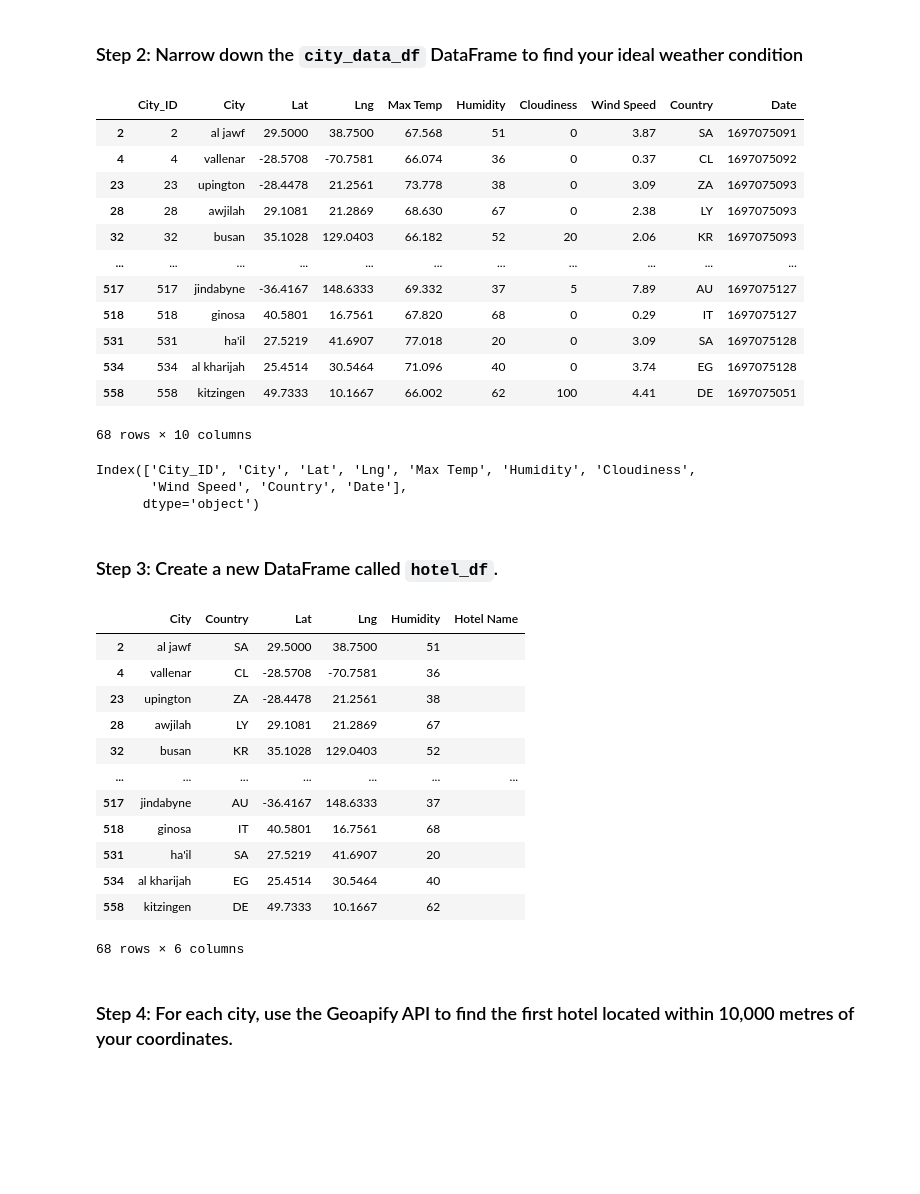
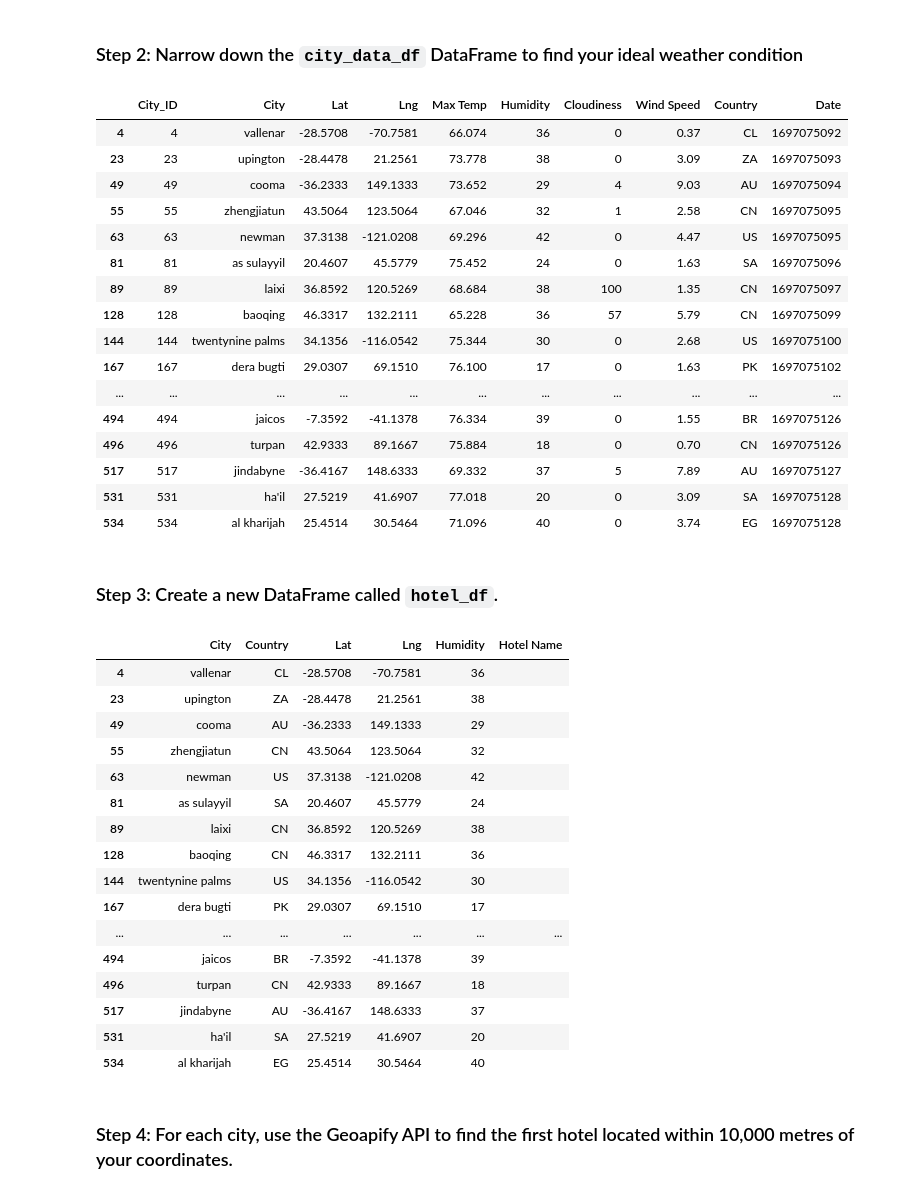
Before and after one commit to kgndirangu/python-api-challenge, a Jupyter notebook: WeatherPy/VacationPy_KN2.ipynb, the cells around one changed output. Cells and saved outputs as stored; diff of their text form; code cells hidden in the pictures; blank space fills up the shorter version.

```diff
--- a/WeatherPy/VacationPy_KN2.ipynb
+++ b/WeatherPy/VacationPy_KN2.ipynb
@@ -74,35 +54,33 @@ map_plot_1
 # %%
 # Narrow down cities that fit criteria and drop any results with null values
 max_temp_cond1 = (city_data_df["Max Temp"]<=80)
 min_temp_cond1 = (city_data_df["Max Temp"]>=65)
-humidity_cond1 = (city_data_df["Humidity"]<=70)
+humidity_cond1 = (city_data_df["Humidity"]<=50)
 
 filtered_df = city_data_df.loc[max_temp_cond1 & min_temp_cond1 & humidity_cond1]
 # Drop any rows with null values
 filtered_df = filtered_df.dropna()
 
 # Display sample data
 filtered_df
 # %% [output]
 |  | City_ID | City | Lat | Lng | Max Temp | Humidity | Cloudiness | Wind Speed | Country | Date |
-| 2 | 2 | al jawf | 29.5000 | 38.7500 | 67.568 | 51 | 0 | 3.87 | SA | 1697075091 |
 | 4 | 4 | vallenar | -28.5708 | -70.7581 | 66.074 | 36 | 0 | 0.37 | CL | 1697075092 |
 | 23 | 23 | upington | -28.4478 | 21.2561 | 73.778 | 38 | 0 | 3.09 | ZA | 1697075093 |
-| 28 | 28 | awjilah | 29.1081 | 21.2869 | 68.630 | 67 | 0 | 2.38 | LY | 1697075093 |
-| 32 | 32 | busan | 35.1028 | 129.0403 | 66.182 | 52 | 20 | 2.06 | KR | 1697075093 |
+| 49 | 49 | cooma | -36.2333 | 149.1333 | 73.652 | 29 | 4 | 9.03 | AU | 1697075094 |
+| 55 | 55 | zhengjiatun | 43.5064 | 123.5064 | 67.046 | 32 | 1 | 2.58 | CN | 1697075095 |
+| 63 | 63 | newman | 37.3138 | -121.0208 | 69.296 | 42 | 0 | 4.47 | US | 1697075095 |
+| 81 | 81 | as sulayyil | 20.4607 | 45.5779 | 75.452 | 24 | 0 | 1.63 | SA | 1697075096 |
+| 89 | 89 | laixi | 36.8592 | 120.5269 | 68.684 | 38 | 100 | 1.35 | CN | 1697075097 |
+| 128 | 128 | baoqing | 46.3317 | 132.2111 | 65.228 | 36 | 57 | 5.79 | CN | 1697075099 |
+| 144 | 144 | twentynine palms | 34.1356 | -116.0542 | 75.344 | 30 | 0 | 2.68 | US | 1697075100 |
+| 167 | 167 | dera bugti | 29.0307 | 69.1510 | 76.100 | 17 | 0 | 1.63 | PK | 1697075102 |
 | ... | ... | ... | ... | ... | ... | ... | ... | ... | ... | ... |
+| 494 | 494 | jaicos | -7.3592 | -41.1378 | 76.334 | 39 | 0 | 1.55 | BR | 1697075126 |
+| 496 | 496 | turpan | 42.9333 | 89.1667 | 75.884 | 18 | 0 | 0.70 | CN | 1697075126 |
 | 517 | 517 | jindabyne | -36.4167 | 148.6333 | 69.332 | 37 | 5 | 7.89 | AU | 1697075127 |
-| 518 | 518 | ginosa | 40.5801 | 16.7561 | 67.820 | 68 | 0 | 0.29 | IT | 1697075127 |
 | 531 | 531 | ha'il | 27.5219 | 41.6907 | 77.018 | 20 | 0 | 3.09 | SA | 1697075128 |
 | 534 | 534 | al kharijah | 25.4514 | 30.5464 | 71.096 | 40 | 0 | 3.74 | EG | 1697075128 |
-| 558 | 558 | kitzingen | 49.7333 | 10.1667 | 66.002 | 62 | 100 | 4.41 | DE | 1697075051 |
-68 rows × 10 columns
-# %%
-filtered_df.columns
-# %% [output]
-Index(['City_ID', 'City', 'Lat', 'Lng', 'Max Temp', 'Humidity', 'Cloudiness',
-       'Wind Speed', 'Country', 'Date'],
-      dtype='object')
 # %% [markdown]
 ### Step 3: Create a new DataFrame called `hotel_df`.
 # %%
@@ -117,18 +95,22 @@ hotel_df["Hotel Name"]= ""
 hotel_df
 # %% [output]
 |  | City | Country | Lat | Lng | Humidity | Hotel Name |
-| 2 | al jawf | SA | 29.5000 | 38.7500 | 51 |  |
 | 4 | vallenar | CL | -28.5708 | -70.7581 | 36 |  |
 | 23 | upington | ZA | -28.4478 | 21.2561 | 38 |  |
-| 28 | awjilah | LY | 29.1081 | 21.2869 | 67 |  |
-| 32 | busan | KR | 35.1028 | 129.0403 | 52 |  |
+| 49 | cooma | AU | -36.2333 | 149.1333 | 29 |  |
+| 55 | zhengjiatun | CN | 43.5064 | 123.5064 | 32 |  |
+| 63 | newman | US | 37.3138 | -121.0208 | 42 |  |
+| 81 | as sulayyil | SA | 20.4607 | 45.5779 | 24 |  |
+| 89 | laixi | CN | 36.8592 | 120.5269 | 38 |  |
+| 128 | baoqing | CN | 46.3317 | 132.2111 | 36 |  |
+| 144 | twentynine palms | US | 34.1356 | -116.0542 | 30 |  |
+| 167 | dera bugti | PK | 29.0307 | 69.1510 | 17 |  |
 | ... | ... | ... | ... | ... | ... | ... |
+| 494 | jaicos | BR | -7.3592 | -41.1378 | 39 |  |
+| 496 | turpan | CN | 42.9333 | 89.1667 | 18 |  |
 | 517 | jindabyne | AU | -36.4167 | 148.6333 | 37 |  |
-| 518 | ginosa | IT | 40.5801 | 16.7561 | 68 |  |
 | 531 | ha'il | SA | 27.5219 | 41.6907 | 20 |  |
 | 534 | al kharijah | EG | 25.4514 | 30.5464 | 40 |  |
-| 558 | kitzingen | DE | 49.7333 | 10.1667 | 62 |  |
-68 rows × 6 columns
 # %% [markdown]
 ### Step 4: For each city, use the Geoapify API to find the first hotel located within 10,000 metres of your coordinates.
 # %%
```
Also changed, not shown: parts of 4 cells of this notebook, 1 other file.
